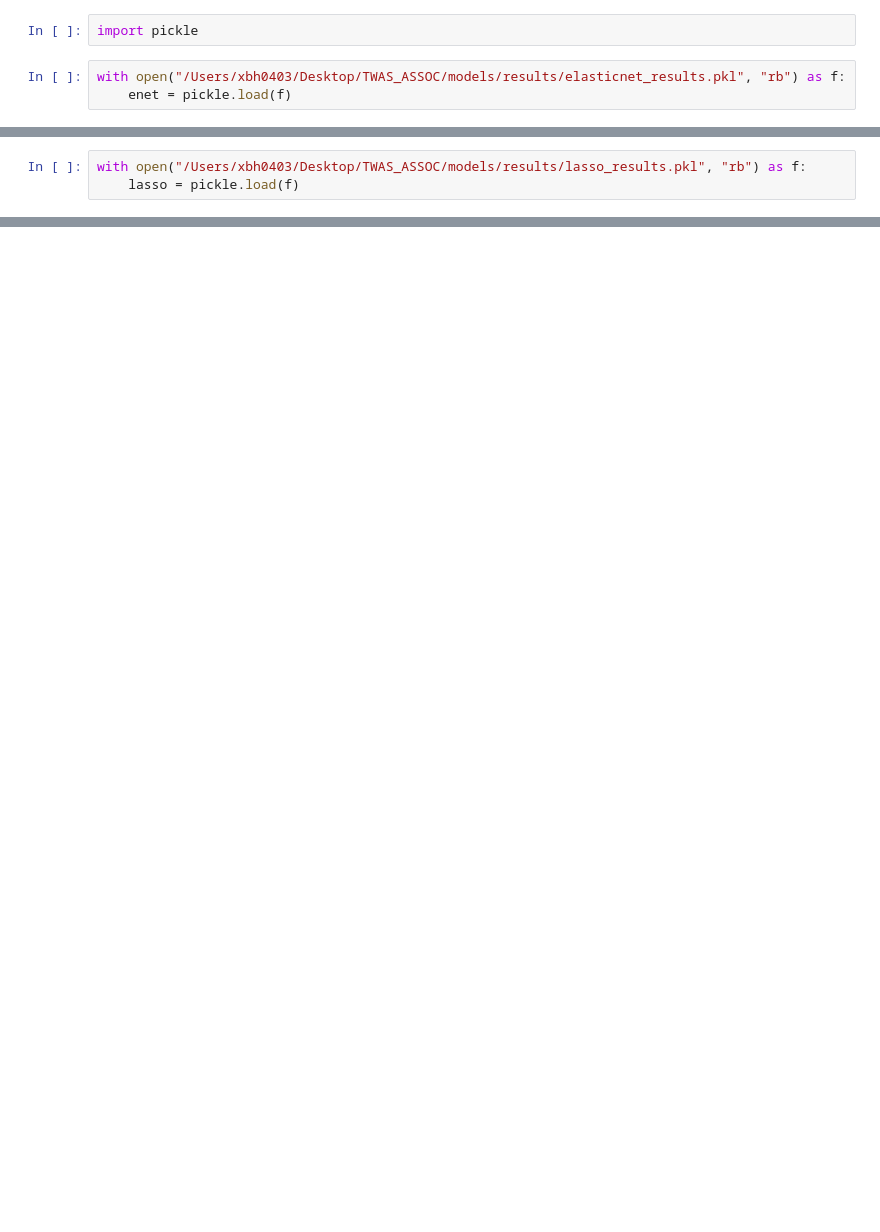
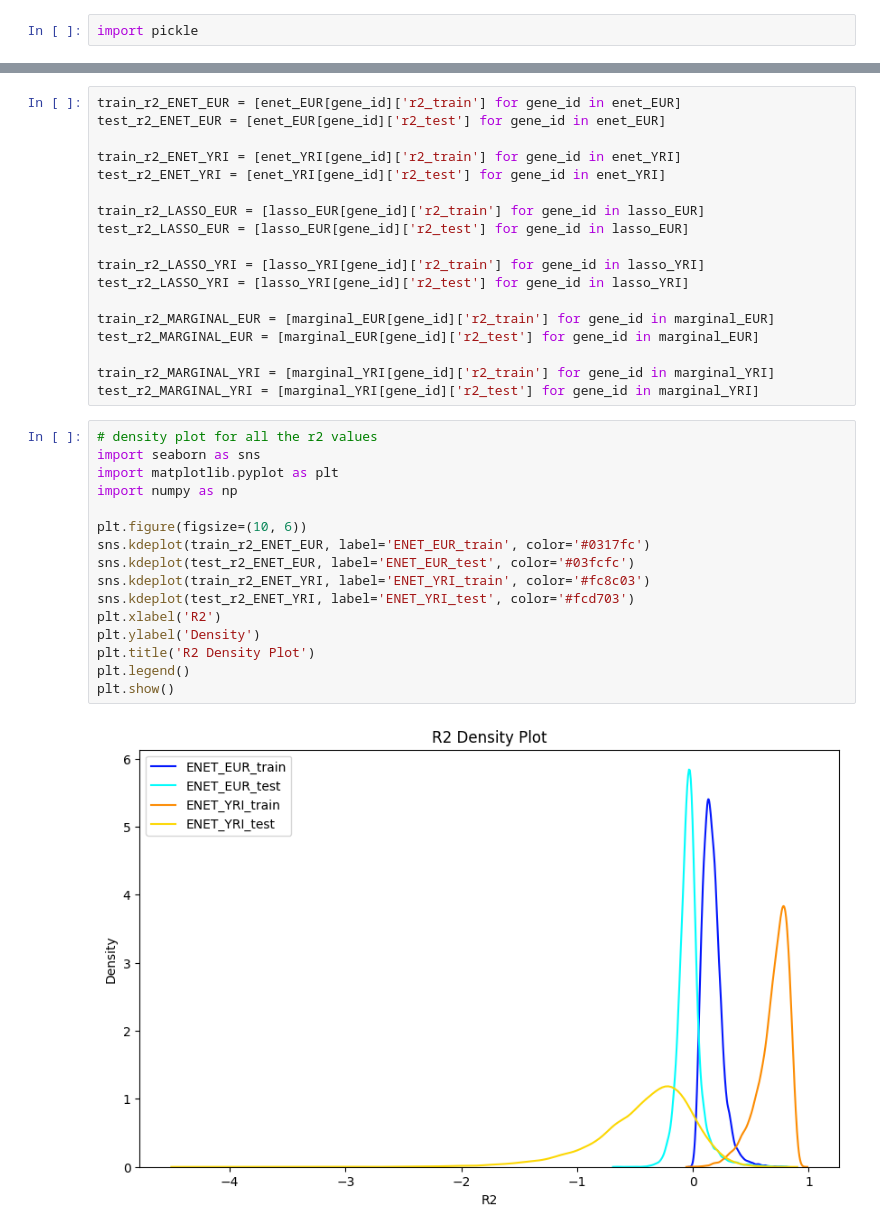
Before and after one commit to ziqixu091/TWAS_ASSOC, a Jupyter notebook: jupyter_notebook/plots.ipynb, the cells around one changed output, grey strips where cells are left out. Saved outputs shown, nothing was run; the diff lists cells and outputs as text; blank space fills up the shorter version.

```diff
--- a/jupyter_notebook/plots.ipynb
+++ b/jupyter_notebook/plots.ipynb
@@ -1,5 +1,2 @@
 # %%
 import pickle
-# %%
-with open("/Users/xbh0403/Desktop/TWAS_ASSOC/models/results/elasticnet_results.pkl", "rb") as f:
-    enet = pickle.load(f)
@@ -18,3 +2,0 @@ sns.kdeplot(test_r2, label="test")
-# %%
-with open("/Users/xbh0403/Desktop/TWAS_ASSOC/models/results/lasso_results.pkl", "rb") as f:
-    lasso = pickle.load(f)
@@ -34,0 +27,36 @@ sns.kdeplot(test_r2, label="test")
+# %%
+train_r2_ENET_EUR = [enet_EUR[gene_id]['r2_train'] for gene_id in enet_EUR]
+test_r2_ENET_EUR = [enet_EUR[gene_id]['r2_test'] for gene_id in enet_EUR]
+
+train_r2_ENET_YRI = [enet_YRI[gene_id]['r2_train'] for gene_id in enet_YRI]
+test_r2_ENET_YRI = [enet_YRI[gene_id]['r2_test'] for gene_id in enet_YRI]
+
+train_r2_LASSO_EUR = [lasso_EUR[gene_id]['r2_train'] for gene_id in lasso_EUR]
+test_r2_LASSO_EUR = [lasso_EUR[gene_id]['r2_test'] for gene_id in lasso_EUR]
+
+train_r2_LASSO_YRI = [lasso_YRI[gene_id]['r2_train'] for gene_id in lasso_YRI]
+test_r2_LASSO_YRI = [lasso_YRI[gene_id]['r2_test'] for gene_id in lasso_YRI]
+
+train_r2_MARGINAL_EUR = [marginal_EUR[gene_id]['r2_train'] for gene_id in marginal_EUR]
+test_r2_MARGINAL_EUR = [marginal_EUR[gene_id]['r2_test'] for gene_id in marginal_EUR]
+
+train_r2_MARGINAL_YRI = [marginal_YRI[gene_id]['r2_train'] for gene_id in marginal_YRI]
+test_r2_MARGINAL_YRI = [marginal_YRI[gene_id]['r2_test'] for gene_id in marginal_YRI]
+# %%
+# density plot for all the r2 values
+import seaborn as sns
+import matplotlib.pyplot as plt
+import numpy as np
+
+plt.figure(figsize=(10, 6))
+sns.kdeplot(train_r2_ENET_EUR, label='ENET_EUR_train', color='#0317fc')
+sns.kdeplot(test_r2_ENET_EUR, label='ENET_EUR_test', color='#03fcfc')
+sns.kdeplot(train_r2_ENET_YRI, label='ENET_YRI_train', color='#fc8c03')
+sns.kdeplot(test_r2_ENET_YRI, label='ENET_YRI_test', color='#fcd703')
+plt.xlabel('R2')
+plt.ylabel('Density')
+plt.title('R2 Density Plot')
+plt.legend()
+plt.show()
+# %% [output]
+[figure, added]
```
Also changed, not shown: parts of 9 cells of this notebook, 7 other files.
